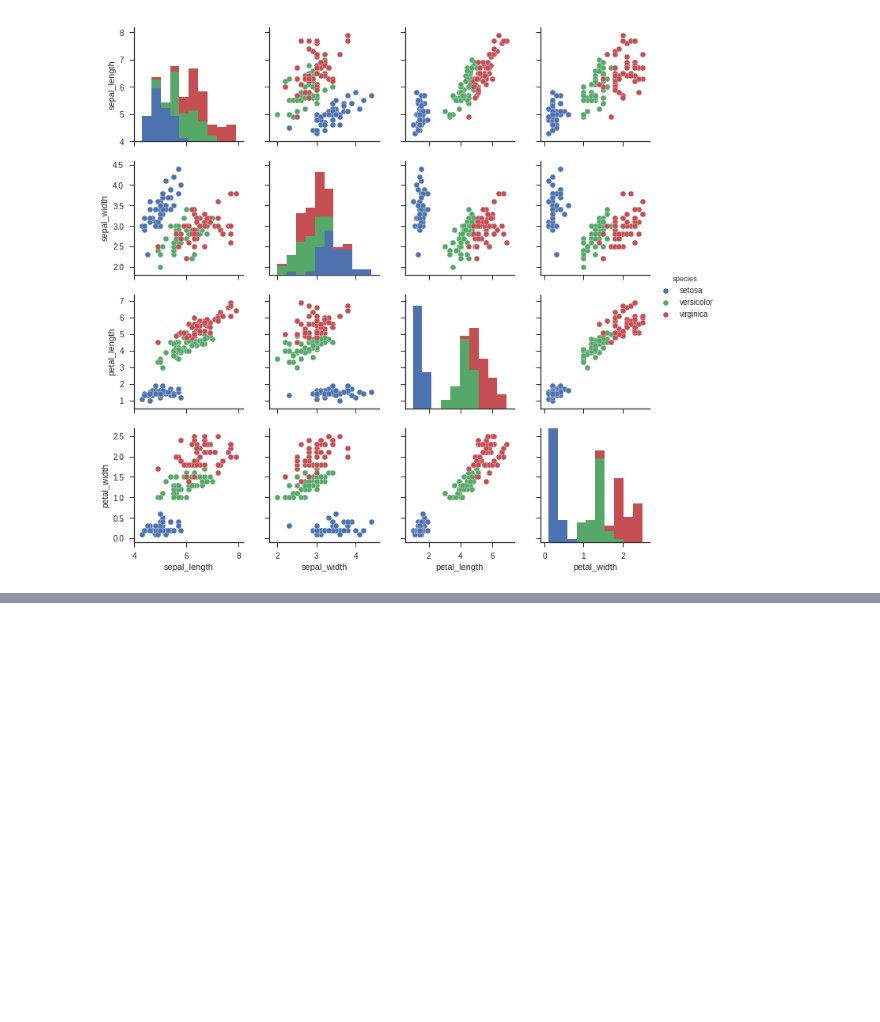
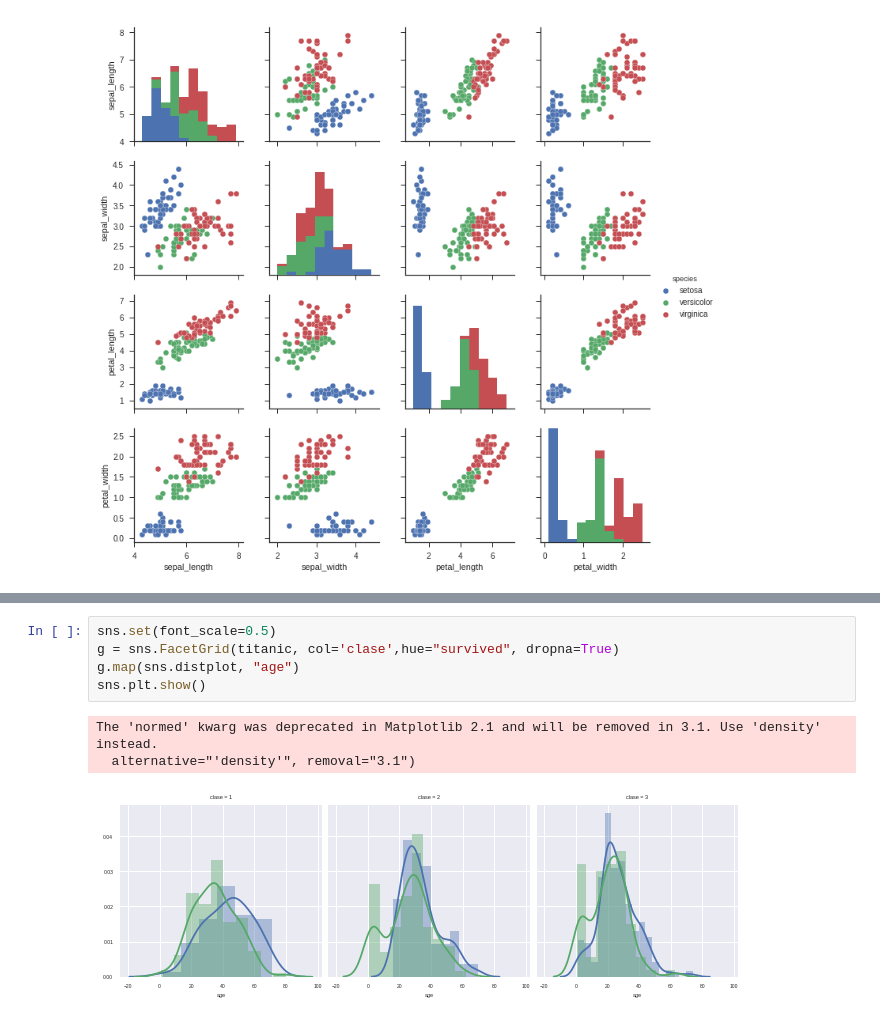
Before and after one commit to jnishikuni/07MBIG---Visualizacion-de-Datos, a Jupyter notebook: Visualización_AG3.ipynb, the cells around one changed output, grey strips where cells are left out. Drawn from its saved outputs; the diff is of its cells as text; blank space fills up the shorter version.

```diff
--- a/Visualización_AG3.ipynb
+++ b/Visualización_AG3.ipynb
@@ -108,0 +117,9 @@ Edad, sexo, colores ver PDF
+# %%
+sns.set(font_scale=0.5)
+g = sns.FacetGrid(titanic, col='clase',hue="survived", dropna=True)
+g.map(sns.distplot, "age")
+sns.plt.show()
+# %% [output]
+The 'normed' kwarg was deprecated in Matplotlib 2.1 and will be removed in 3.1. Use 'density' instead.
+  alternative="'density'", removal="3.1")
+[figure, added]
```
Also changed, not shown: parts of 5 cells of this notebook.
